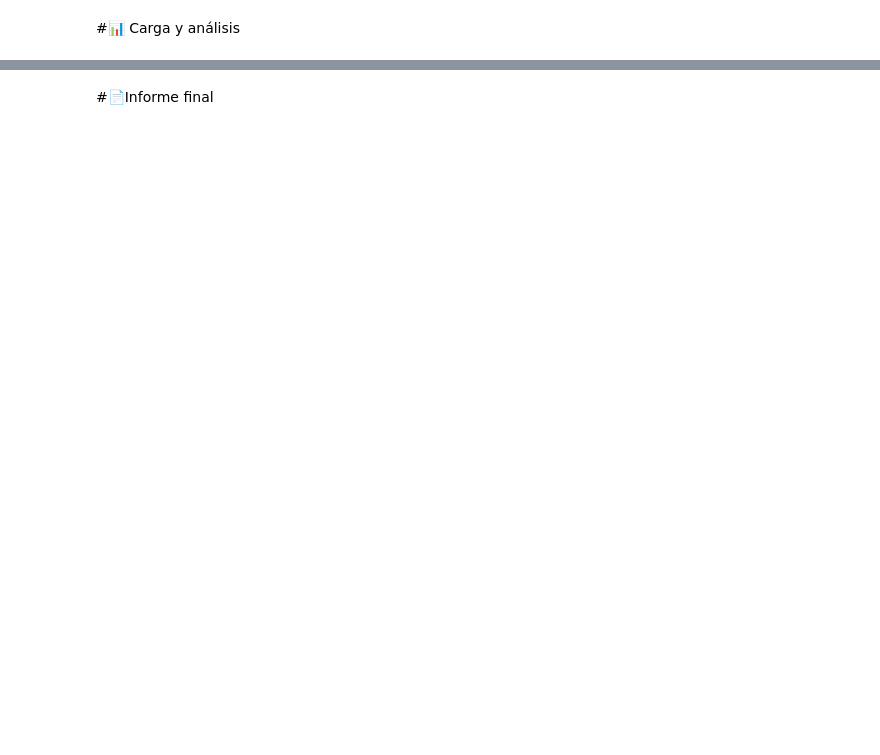
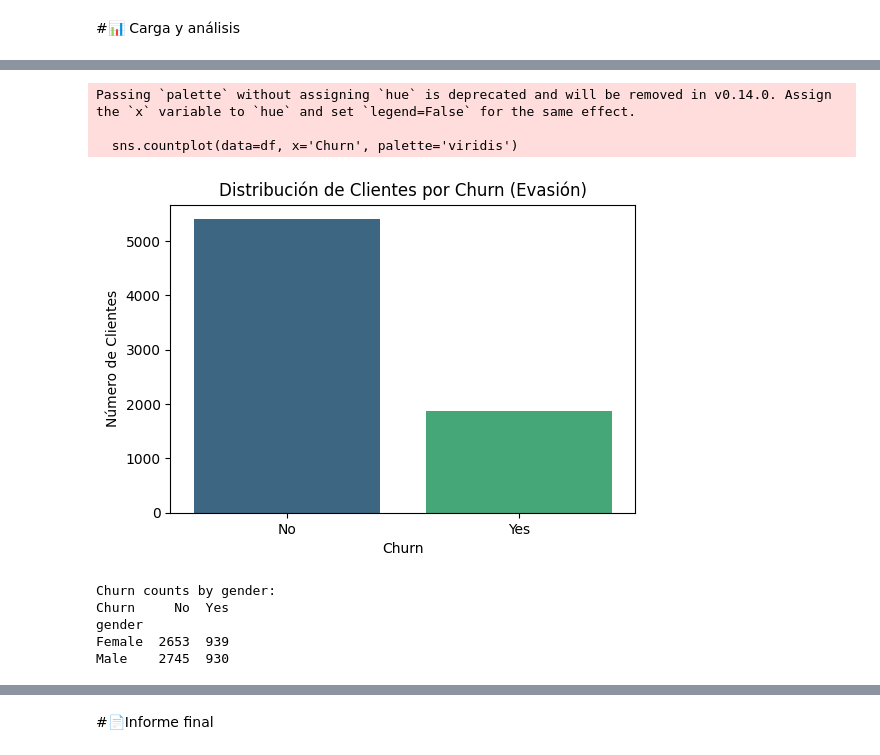
Before and after one commit to RazorZ7X/Challenge_TelecomX_Alura, a Jupyter notebook: TelecomX_LATAM.ipynb, the cells around one changed output, grey strips where cells are left out. Drawn from its saved outputs; the diff is of its cells as text; code cells hidden in the pictures; blank space fills up the shorter version.

```diff
--- a/TelecomX_LATAM.ipynb
+++ b/TelecomX_LATAM.ipynb
@@ -17,0 +69,4 @@ df.tail()
+# %%
+df['Total'] = pd.to_numeric(df['Total'], errors='coerce')
+print("Number of NaN values in 'Total' column after conversion:")
+print(df['Total'].isnull().sum())
@@ -17,0 +76,4 @@ df.tail()
+# %%
+df['Total'] = df['Total'].fillna(0)
+print("Number of NaN values in 'Total' column after filling:")
+print(df['Total'].isnull().sum())
@@ -17,0 +133,4 @@ df.tail()
+# %%
+df['Churn'] = df['Churn'].replace('', 'No')
+print("Unique values for 'Churn' column after correction:")
+print(df['Churn'].unique())
@@ -17,0 +181,5 @@ df.tail()
+# %%
+df['Cuentas_Diarias'] = df['Monthly'] / 30
+
+print("DataFrame con la nueva columna 'Cuentas_Diarias':")
+df.head()
@@ -19,0 +238,26 @@ df.tail()
+# %%
+import matplotlib.pyplot as plt
+import seaborn as sns
+
+plt.figure(figsize=(6, 4))
+sns.countplot(data=df, x='Churn', palette='viridis')
+plt.title('Distribución de Clientes por Churn (Evasión)')
+plt.xlabel('Churn')
+plt.ylabel('Número de Clientes')
+plt.show()
+# %% [output]
+Passing `palette` without assigning `hue` is deprecated and will be removed in v0.14.0. Assign the `x` variable to `hue` and set `legend=False` for the same effect.
+
+  sns.countplot(data=df, x='Churn', palette='viridis')
+[figure, added]
+# %%
+gender_churn_counts = df.groupby(['gender', 'Churn']).size().unstack(fill_value=0)
+
+print("Churn counts by gender:")
+print(gender_churn_counts)
+# %% [output]
+Churn counts by gender:
+Churn     No  Yes
+gender
+Female  2653  939
+Male    2745  930
```
Also changed, not shown: parts of 34 cells of this notebook.
